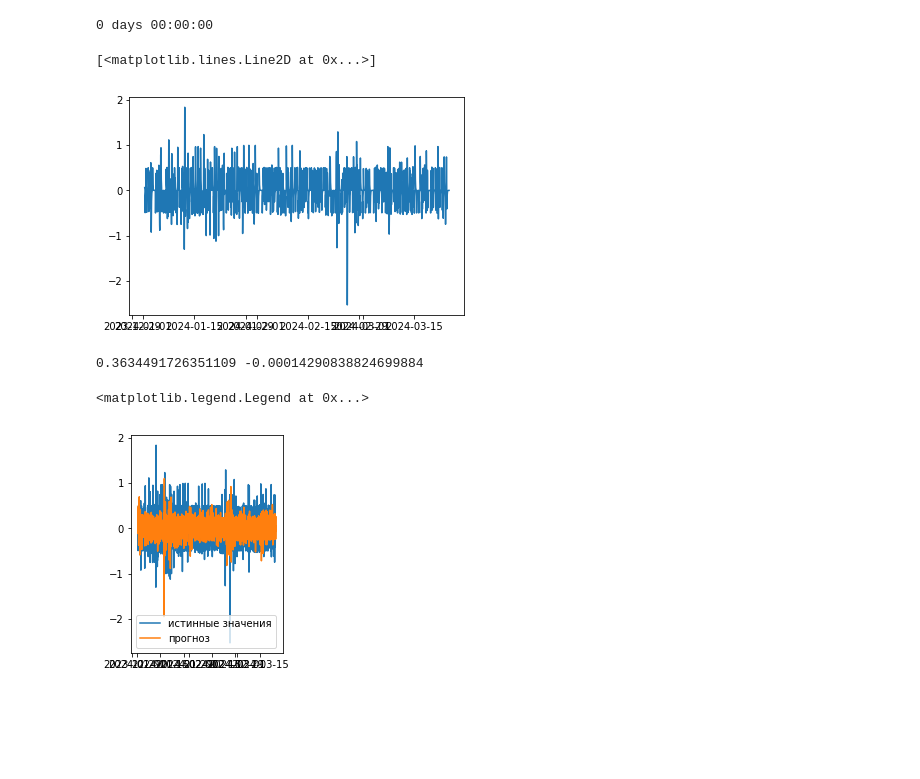
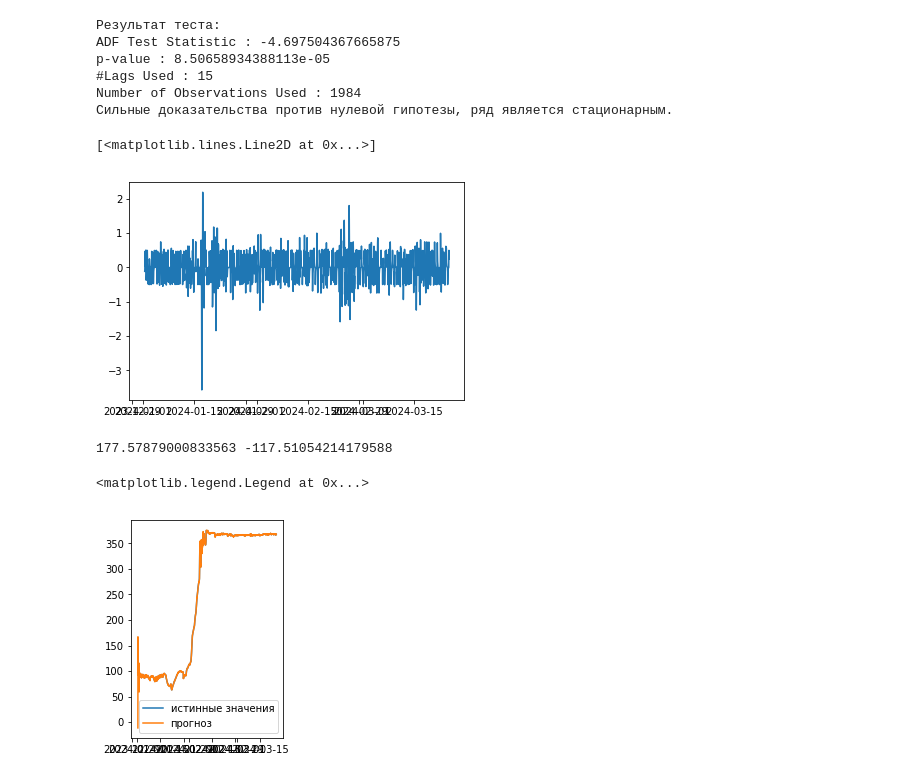
Before and after one commit to A101110/models, a Jupyter notebook: Pred_for_single_value.ipynb, the cells around one changed output. Cells and saved outputs as stored; diff of their text form; code cells hidden in the pictures; blank space fills up the shorter version.

Commit message:
SARIMAX prediction for single value - with differenciation

```diff
--- a/Pred_for_single_value.ipynb
+++ b/Pred_for_single_value.ipynb
@@ -33,9 +47,9 @@ timer_train = []
 timer_test = []
 batch_train = []
 batch_test = []
-n = 4000
-border = 6000
-num = 8000
+n = 2000
+border = 4000
+num = 6000
 for i in range (0, border-n):
     timer_train.append(pd.to_datetime((sheet.cell(row = i+n, column = 8).value)))
     batch_train.append(float(sheet.cell(row = i+n, column = 2).value))
@@ -55,11 +69,10 @@ plt.show()
 df1 =  pd.DataFrame(columns = ["flow1", "time"])
 df1.time = timer_train
 df1.flow1 = batch_train
-df1['time'] = df1['time'].diff()
-df1['flow1'] = df1['flow1'].diff()
-df1.dropna(inplace = True)
-df1.index = pd.date_range(start='2024-01-01 10:00:00', end = '2024-03-24 16:00:00', freq='h')
-#df1.index = df1['time']
-print(len(df1))
-plt.plot(df1['flow1'])
+df1_diff = df1.diff().dropna()
+while(df_test(df1_diff['flow1']) != True):
+    df1_diff = df1_diff.diff().dropna()
+df1.index = pd.date_range(start='2024-01-01 10:00:00', periods = len(df1['flow1']), freq='h')
+df1_diff.index = pd.date_range(start='2024-01-01 10:00:00', periods = len(df1_diff['flow1']), freq='h')
+plt.plot(df1_diff['flow1'])
 # %% [output]
@@ -70,19 +92,23 @@ plt.plot(df1['flow1'])
 df2 =  pd.DataFrame(columns = ["flow1", "time"])
 df2.time = timer_test
 df2.flow1 = batch_test
-df2['time'] = df2['time'].diff()
-df2['flow1'] = df2['flow1'].diff()
-df2.dropna(inplace = True)
-df2.index = pd.date_range(start='2024-01-01 10:00:00', end = '2024-03-24 16:00:00', freq='h')
-#df2.index = df1['time']
-print(df2['time'][0])
-plt.plot(df2['flow1'])
+df2_diff = df2.diff().dropna()
+while(df_test(df2['flow1']) != True):
+    df2_diff = df2_diff.diff().dropna()
+df2.index = pd.date_range(start='2024-01-01 10:00:00', periods = len(df2['flow1']), freq='h')
+df2_diff.index = pd.date_range(start='2024-01-01 10:00:00', periods = len(df2_diff['flow1']), freq='h')
+plt.plot(df2_diff['flow1'])
 # %% [output]
-0 days 00:00:00
+Результат теста:
+ADF Test Statistic : -4.697504367665875
+p-value : 8.50658934388113e-05
+#Lags Used : 15
+Number of Observations Used : 1984
+Сильные доказательства против нулевой гипотезы, ряд является стационарным.
 [<matplotlib.lines.Line2D at 0x...>]
-[figure, old version]
+[figure, new version]
 # %%
-model1 = SARIMAX(df1['flow1'], exog = df2['flow1'], order=(1, 1, 1), seasonal_order=(2, 1, 1, 18))
+model1 = SARIMAX(df1['flow1'], exog = df2['flow1'], order=(1, 2, 1), seasonal_order=(2, 1, 1, 18))
 result1 = model1.fit(disp = False)
 
 prog_start = 0
@@ -94,17 +120,17 @@ difference = np.mean(forecast_values1 - df2['flow1'])
 forecast_mse1 = np.sqrt(((forecast_values1 - df2['flow1']) ** 2).mean())
 print(forecast_mse1, difference)
 # %% [output]
-0.3634491726351109 -0.00014290838824699884
+177.57879000833563 -117.51054214179588
 # %%
 #forecast_mse1 = ((forecast_values1 - batch_test) ** 2).mean()
 
 figure = pylab.subplot(1,2,2)
-figure1 = pylab.plot(df2['flow1'], label = "истинные значения")
+figure1 = pylab.plot(df1['flow1'], label = "истинные значения")
 figure2 = pylab.plot(forecast_values1, label = "прогноз")
 pylab.legend()
 # %% [output]
 <matplotlib.legend.Legend at 0x...>
-[figure, old version]
+[figure, new version]
 # %%
 def params_optimization(dataset, dataset_test, seasonal, non_seasonal, cycles):
     for i in range (10, cycles):
```
Also changed, not shown: parts of 6 cells of this notebook.
